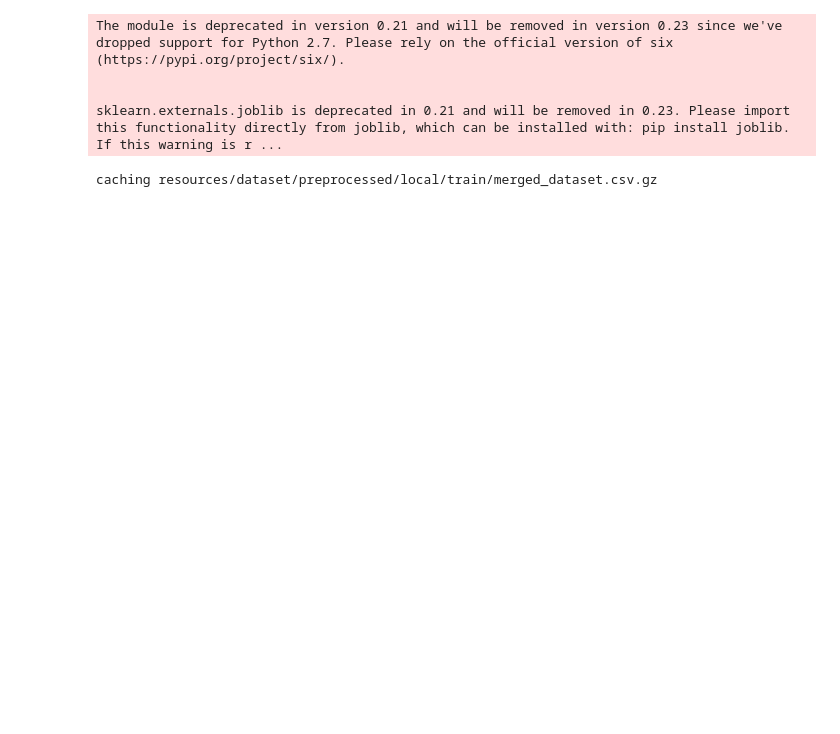
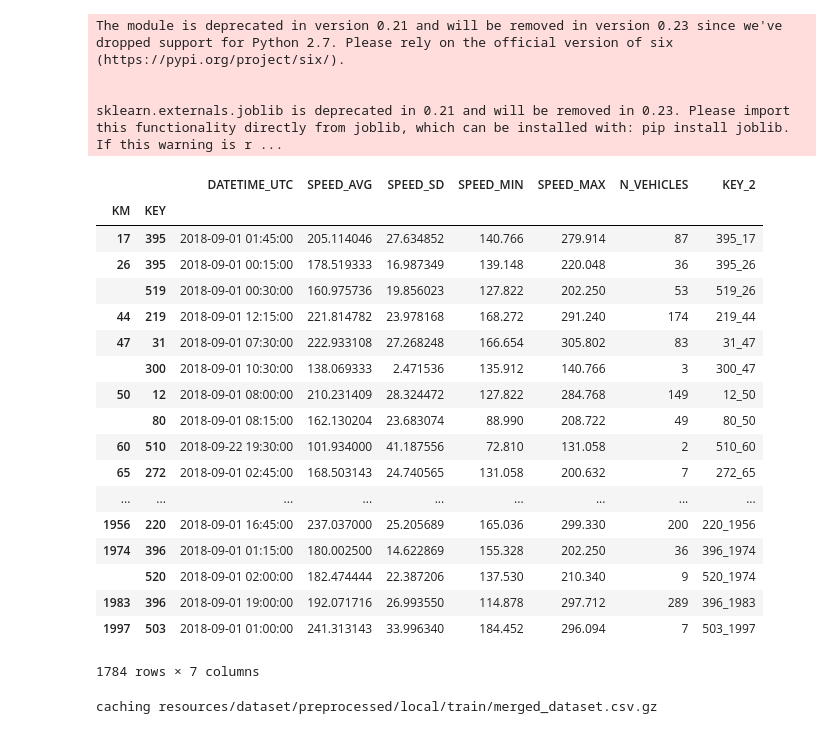
Before and after one commit to gianpy15/DMProject, a Jupyter notebook: notebooks/federico/prova catboost.ipynb, the cells around one changed output. Drawn from its saved outputs; the diff is of its cells as text; code cells hidden in the pictures; blank space fills up the shorter version.

```diff
--- a/notebooks/federico/prova catboost.ipynb
+++ b/notebooks/federico/prova catboost.ipynb
@@ -35,6 +35,28 @@ The module is deprecated in version 0.21 and will be removed in version 0.23 sin
 
 
 sklearn.externals.joblib is deprecated in 0.21 and will be removed in 0.23. Please import this functionality directly from joblib, which can be installed with: pip install joblib. If this warning is r ...
+# %%
+data.speeds_original('train').groupby(['KM','KEY']).first()
+# %% [output]
+|  |  | DATETIME_UTC | SPEED_AVG | SPEED_SD | SPEED_MIN | SPEED_MAX | N_VEHICLES | KEY_2 |
+| KM | KEY |  |  |  |  |  |  |  |
+| 17 | 395 | 2018-09-01 01:45:00 | 205.114046 | 27.634852 | 140.766 | 279.914 | 87 | 395_17 |
+| 26 | 395 | 2018-09-01 00:15:00 | 178.519333 | 16.987349 | 139.148 | 220.048 | 36 | 395_26 |
+|  | 519 | 2018-09-01 00:30:00 | 160.975736 | 19.856023 | 127.822 | 202.250 | 53 | 519_26 |
+| 44 | 219 | 2018-09-01 12:15:00 | 221.814782 | 23.978168 | 168.272 | 291.240 | 174 | 219_44 |
+| 47 | 31 | 2018-09-01 07:30:00 | 222.933108 | 27.268248 | 166.654 | 305.802 | 83 | 31_47 |
+|  | 300 | 2018-09-01 10:30:00 | 138.069333 | 2.471536 | 135.912 | 140.766 | 3 | 300_47 |
+| 50 | 12 | 2018-09-01 08:00:00 | 210.231409 | 28.324472 | 127.822 | 284.768 | 149 | 12_50 |
+|  | 80 | 2018-09-01 08:15:00 | 162.130204 | 23.683074 | 88.990 | 208.722 | 49 | 80_50 |
+| 60 | 510 | 2018-09-22 19:30:00 | 101.934000 | 41.187556 | 72.810 | 131.058 | 2 | 510_60 |
+| 65 | 272 | 2018-09-01 02:45:00 | 168.503143 | 24.740565 | 131.058 | 200.632 | 7 | 272_65 |
+| ... | ... | ... | ... | ... | ... | ... | ... | ... |
+| 1956 | 220 | 2018-09-01 16:45:00 | 237.037000 | 25.205689 | 165.036 | 299.330 | 200 | 220_1956 |
+| 1974 | 396 | 2018-09-01 01:15:00 | 180.002500 | 14.622869 | 155.328 | 202.250 | 36 | 396_1974 |
+|  | 520 | 2018-09-01 02:00:00 | 182.474444 | 22.387206 | 137.530 | 210.340 | 9 | 520_1974 |
+| 1983 | 396 | 2018-09-01 19:00:00 | 192.071716 | 26.993550 | 114.878 | 297.712 | 289 | 396_1983 |
+| 1997 | 503 | 2018-09-01 01:00:00 | 241.313143 | 33.996340 | 184.452 | 296.094 | 7 | 503_1997 |
+1784 rows × 7 columns
 # %%
 #dataset_train = base_df.merge(data.base_dataset(), how='left')
 X, Y = data.dataset('local', 'train', onehot=False, drop_index_columns=True)
```
Also changed, not shown: parts of 8 cells of this notebook, 8 other files.
